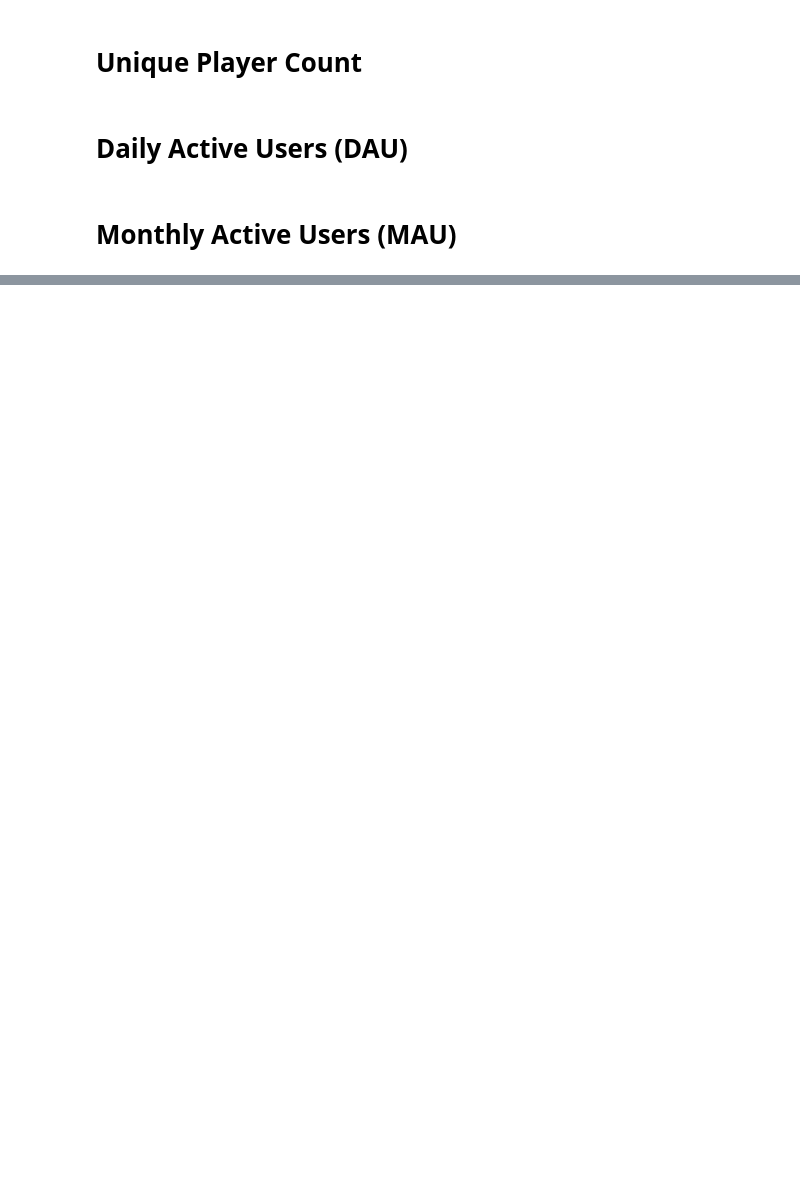
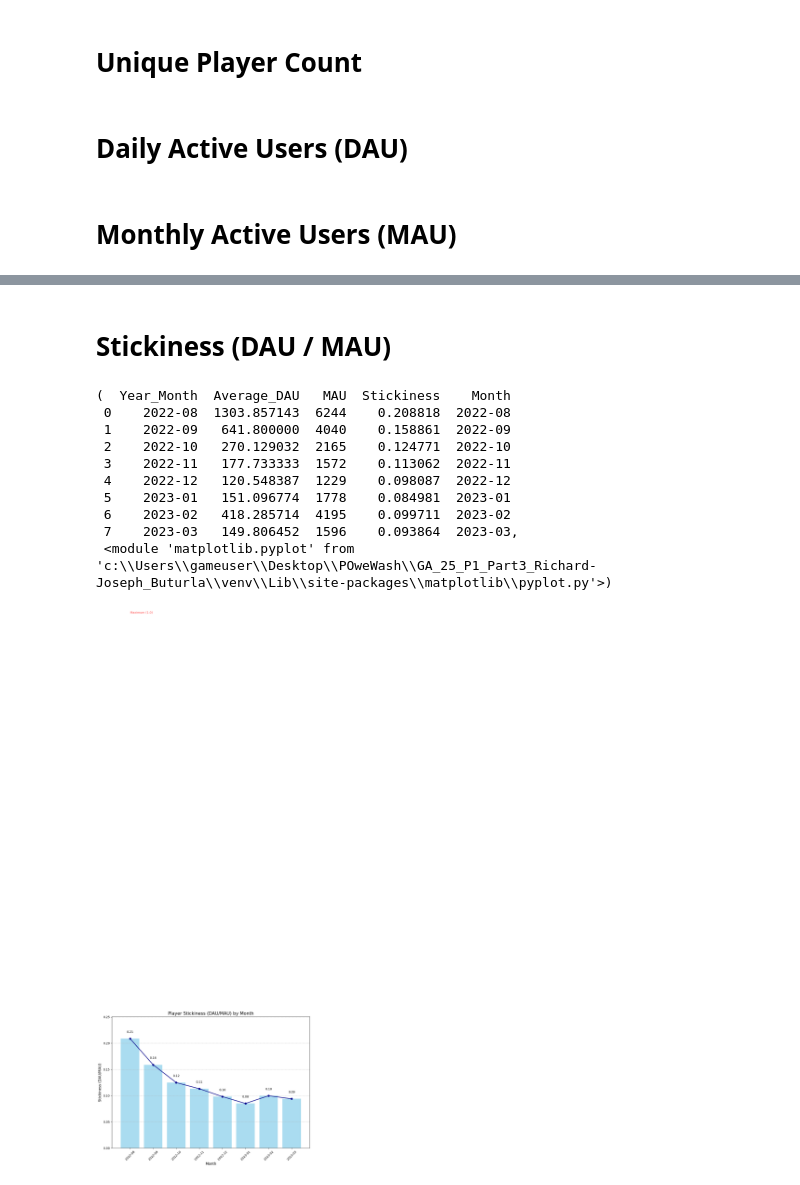
Before and after one commit to itcOnlineGaming/GA_25_P1_Part3_Richard-Joseph_Buturla, a Jupyter notebook: data_analysis.ipynb, the cells around one changed output, grey strips where cells are left out. Cells and saved outputs as stored; diff of their text form; code cells hidden in the pictures; blank space fills up the shorter version.

Commit message:
3.5 Stickiness calculation and reflection

```diff
--- a/data_analysis.ipynb
+++ b/data_analysis.ipynb
@@ -27,0 +16,17 @@ analyze_monthly_active_users()
+# %% [markdown]
+# Stickiness (DAU / MAU)
+# %%
+from data_functions import analyze_stickiness
+analyze_stickiness()
+# %% [output]
+(  Year_Month  Average_DAU   MAU  Stickiness    Month
+ 0    2022-08  1303.857143  6244    0.208818  2022-08
+ 1    2022-09   641.800000  4040    0.158861  2022-09
+ 2    2022-10   270.129032  2165    0.124771  2022-10
+ 3    2022-11   177.733333  1572    0.113062  2022-11
+ 4    2022-12   120.548387  1229    0.098087  2022-12
+ 5    2023-01   151.096774  1778    0.084981  2023-01
+ 6    2023-02   418.285714  4195    0.099711  2023-02
+ 7    2023-03   149.806452  1596    0.093864  2023-03,
+ <module 'matplotlib.pyplot' from 'c:\\Users\\gameuser\\Desktop\\POweWash\\GA_25_P1_Part3_Richard-Joseph_Buturla\\venv\\Lib\\site-packages\\matplotlib\\pyplot.py'>)
+[figure, added]
```
Also changed, not shown: parts of 2 cells of this notebook, 2 other files.
